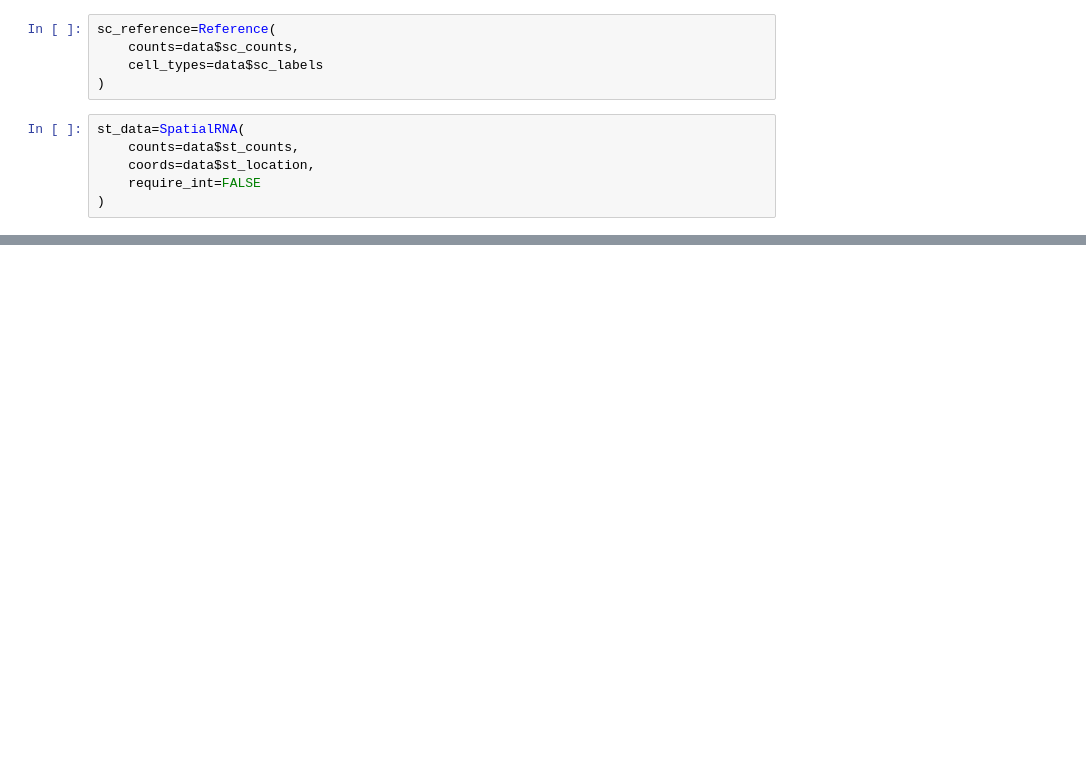
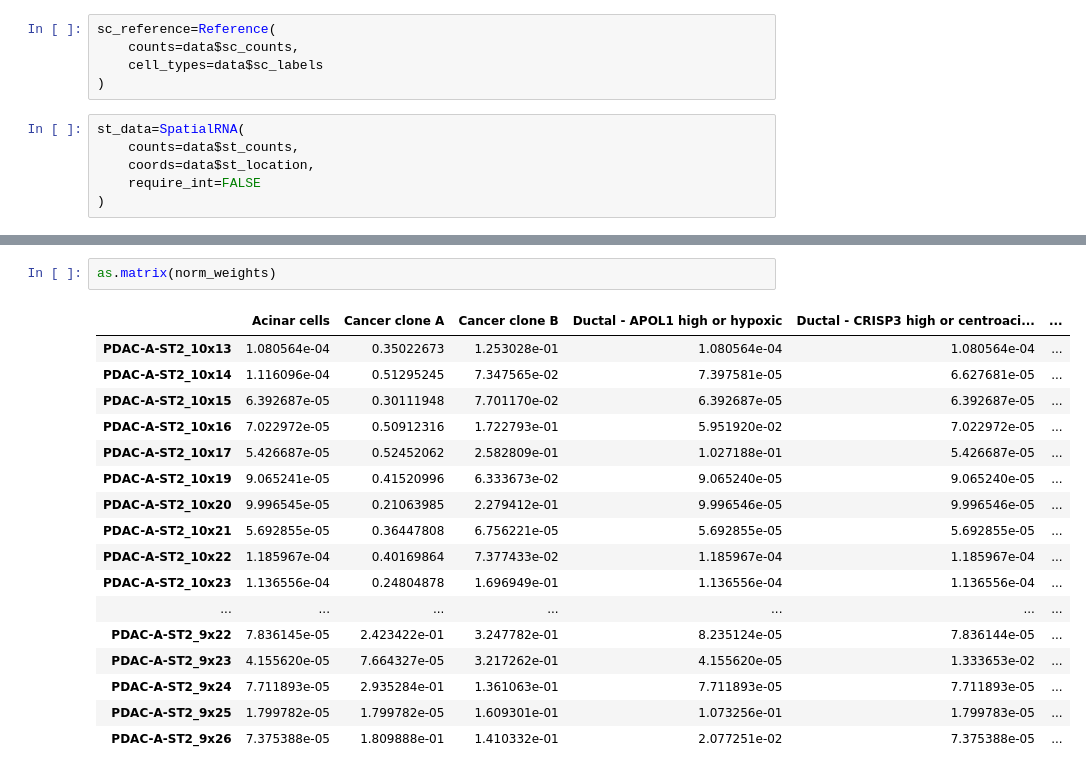
Before and after one commit to lzx325/STDeconvolutioin, a Jupyter notebook: spacexr.ipynb, the cells around one changed output, grey strips where cells are left out. Drawn from its saved outputs; the diff is of its cells as text; blank space fills up the shorter version.

```diff
--- a/spacexr.ipynb
+++ b/spacexr.ipynb
@@ -228,0 +121,20 @@ Sigma value:  0.27
+# %%
+as.matrix(norm_weights)
+# %% [output]
+|  | Acinar cells | Cancer clone A | Cancer clone B | Ductal - APOL1 high or hypoxic | Ductal - CRISP3 high or centroaci... | ... |
+| PDAC-A-ST2_10x13 | 1.080564e-04 | 0.35022673 | 1.253028e-01 | 1.080564e-04 | 1.080564e-04 | ... |
+| PDAC-A-ST2_10x14 | 1.116096e-04 | 0.51295245 | 7.347565e-02 | 7.397581e-05 | 6.627681e-05 | ... |
+| PDAC-A-ST2_10x15 | 6.392687e-05 | 0.30111948 | 7.701170e-02 | 6.392687e-05 | 6.392687e-05 | ... |
+| PDAC-A-ST2_10x16 | 7.022972e-05 | 0.50912316 | 1.722793e-01 | 5.951920e-02 | 7.022972e-05 | ... |
+| PDAC-A-ST2_10x17 | 5.426687e-05 | 0.52452062 | 2.582809e-01 | 1.027188e-01 | 5.426687e-05 | ... |
+| PDAC-A-ST2_10x19 | 9.065241e-05 | 0.41520996 | 6.333673e-02 | 9.065240e-05 | 9.065240e-05 | ... |
+| PDAC-A-ST2_10x20 | 9.996545e-05 | 0.21063985 | 2.279412e-01 | 9.996546e-05 | 9.996546e-05 | ... |
+| PDAC-A-ST2_10x21 | 5.692855e-05 | 0.36447808 | 6.756221e-05 | 5.692855e-05 | 5.692855e-05 | ... |
+| PDAC-A-ST2_10x22 | 1.185967e-04 | 0.40169864 | 7.377433e-02 | 1.185967e-04 | 1.185967e-04 | ... |
+| PDAC-A-ST2_10x23 | 1.136556e-04 | 0.24804878 | 1.696949e-01 | 1.136556e-04 | 1.136556e-04 | ... |
+| ... | ... | ... | ... | ... | ... | ... |
+| PDAC-A-ST2_9x22 | 7.836145e-05 | 2.423422e-01 | 3.247782e-01 | 8.235124e-05 | 7.836144e-05 | ... |
+| PDAC-A-ST2_9x23 | 4.155620e-05 | 7.664327e-05 | 3.217262e-01 | 4.155620e-05 | 1.333653e-02 | ... |
+| PDAC-A-ST2_9x24 | 7.711893e-05 | 2.935284e-01 | 1.361063e-01 | 7.711893e-05 | 7.711893e-05 | ... |
+| PDAC-A-ST2_9x25 | 1.799782e-05 | 1.799782e-05 | 1.609301e-01 | 1.073256e-01 | 1.799783e-05 | ... |
+| PDAC-A-ST2_9x26 | 7.375388e-05 | 1.809888e-01 | 1.410332e-01 | 2.077251e-02 | 7.375388e-05 | ... |
```
Also changed, not shown: parts of 18 cells of this notebook, 8 other files.
